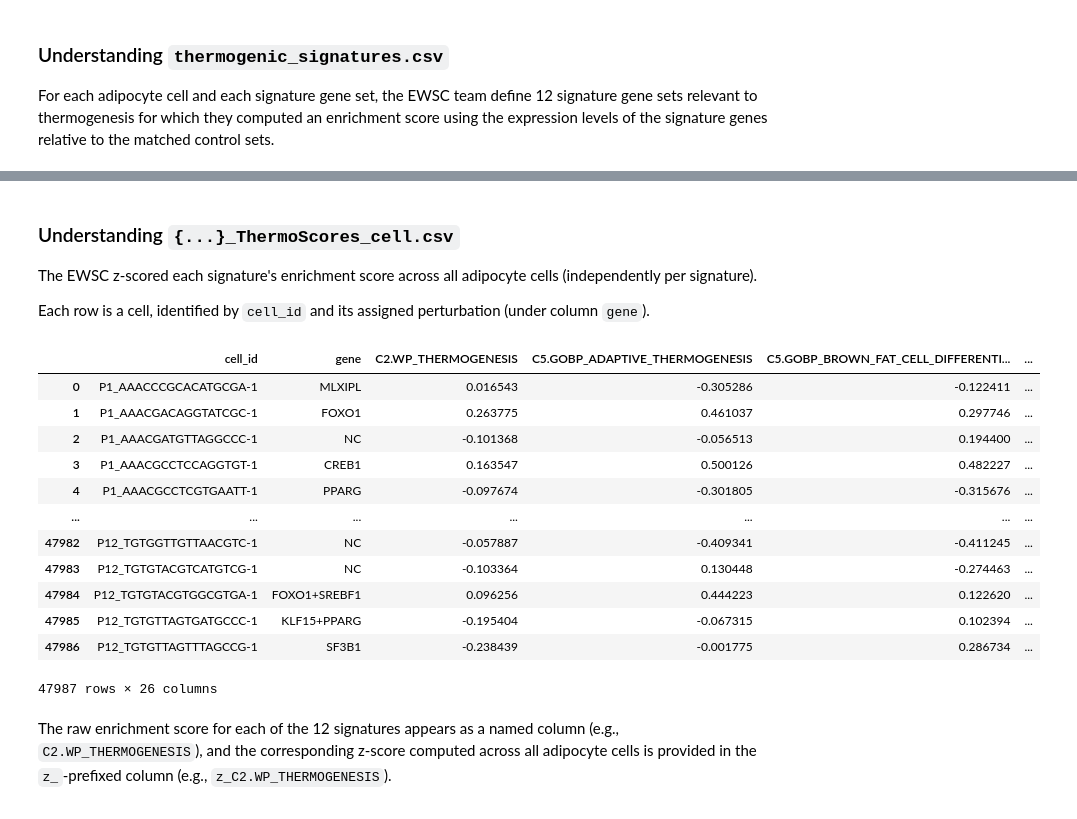
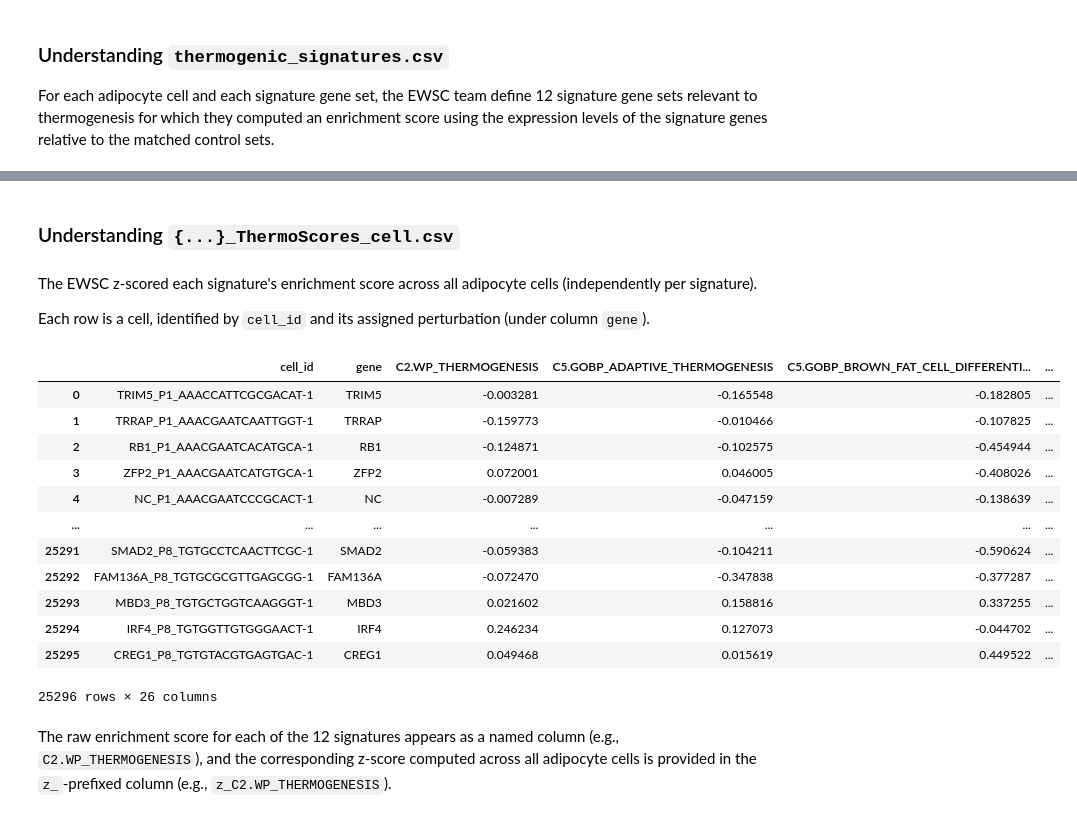
Before and after one commit to crunchdao/competitions, a Jupyter notebook: competitions/broad-obesity-3/quickstarters/random/random.ipynb, the cells around one changed output, grey strips where cells are left out. Cells and saved outputs as stored; diff of their text form; code cells hidden in the pictures.

Commit message:
feat(broad-obesity-3/random): add missing data

```diff
--- a/competitions/broad-obesity-3/quickstarters/random/random.ipynb
+++ b/competitions/broad-obesity-3/quickstarters/random/random.ipynb
@@ -138,0 +134,2 @@ Name: genes, dtype: int64
+# %% [markdown]
+### Understanding `{...}_ThermoScores_cell.csv`
@@ -139,30 +139,24 @@ Name: genes, dtype: int64
 # %% [markdown]
-### Understanding `{...}_ThermoScores_cell.csv`
-
 The EWSC z-scored each signature's enrichment score across all adipocyte cells (independently per signature).
 
 Each row is a cell, identified by `cell_id` and its assigned perturbation (under column `gene`).
-# %%
-def _load_thermogenic_cell_scores(dataset: Literal["TF150", "TF15_MOI2"], data_directory_path="data") -> pd.DataFrame:
-    return pd.read_csv(os.path.join(data_directory_path, f"{dataset}_ThermoScores_cell.csv"))
-
-
-tf15_cell_scores = _load_thermogenic_cell_scores("TF15_MOI2")
-tf15_cell_scores
-# %% [output]
-|  | cell_id | gene | C2.WP_THERMOGENESIS | C5.GOBP_ADAPTIVE_THERMOGENESIS | C5.GOBP_BROWN_FAT_CELL_DIFFERENTI... | ... |
-| 0 | P1_AAACCCGCACATGCGA-1 | MLXIPL | 0.016543 | -0.305286 | -0.122411 | ... |
-| 1 | P1_AAACGACAGGTATCGC-1 | FOXO1 | 0.263775 | 0.461037 | 0.297746 | ... |
-| 2 | P1_AAACGATGTTAGGCCC-1 | NC | -0.101368 | -0.056513 | 0.194400 | ... |
-| 3 | P1_AAACGCCTCCAGGTGT-1 | CREB1 | 0.163547 | 0.500126 | 0.482227 | ... |
-| 4 | P1_AAACGCCTCGTGAATT-1 | PPARG | -0.097674 | -0.301805 | -0.315676 | ... |
-| ... | ... | ... | ... | ... | ... | ... |
-| 47982 | P12_TGTGGTTGTTAACGTC-1 | NC | -0.057887 | -0.409341 | -0.411245 | ... |
-| 47983 | P12_TGTGTACGTCATGTCG-1 | NC | -0.103364 | 0.130448 | -0.274463 | ... |
-| 47984 | P12_TGTGTACGTGGCGTGA-1 | FOXO1+SREBF1 | 0.096256 | 0.444223 | 0.122620 | ... |
-| 47985 | P12_TGTGTTAGTGATGCCC-1 | KLF15+PPARG | -0.195404 | -0.067315 | 0.102394 | ... |
-| 47986 | P12_TGTGTTAGTTTAGCCG-1 | SF3B1 | -0.238439 | -0.001775 | 0.286734 | ... |
-47987 rows × 26 columns
+# %%
+tf150_cell_scores = _load_thermogenic_cell_scores("TF150")
+tf150_cell_scores
+# %% [output]
+|  | cell_id | gene | C2.WP_THERMOGENESIS | C5.GOBP_ADAPTIVE_THERMOGENESIS | C5.GOBP_BROWN_FAT_CELL_DIFFERENTI... | ... |
+| 0 | TRIM5_P1_AAACCATTCGCGACAT-1 | TRIM5 | -0.003281 | -0.165548 | -0.182805 | ... |
+| 1 | TRRAP_P1_AAACGAATCAATTGGT-1 | TRRAP | -0.159773 | -0.010466 | -0.107825 | ... |
+| 2 | RB1_P1_AAACGAATCACATGCA-1 | RB1 | -0.124871 | -0.102575 | -0.454944 | ... |
+| 3 | ZFP2_P1_AAACGAATCATGTGCA-1 | ZFP2 | 0.072001 | 0.046005 | -0.408026 | ... |
+| 4 | NC_P1_AAACGAATCCCGCACT-1 | NC | -0.007289 | -0.047159 | -0.138639 | ... |
+| ... | ... | ... | ... | ... | ... | ... |
+| 25291 | SMAD2_P8_TGTGCCTCAACTTCGC-1 | SMAD2 | -0.059383 | -0.104211 | -0.590624 | ... |
+| 25292 | FAM136A_P8_TGTGCGCGTTGAGCGG-1 | FAM136A | -0.072470 | -0.347838 | -0.377287 | ... |
+| 25293 | MBD3_P8_TGTGCTGGTCAAGGGT-1 | MBD3 | 0.021602 | 0.158816 | 0.337255 | ... |
+| 25294 | IRF4_P8_TGTGGTTGTGGGAACT-1 | IRF4 | 0.246234 | 0.127073 | -0.044702 | ... |
+| 25295 | CREG1_P8_TGTGTACGTGAGTGAC-1 | CREG1 | 0.049468 | 0.015619 | 0.449522 | ... |
+25296 rows × 26 columns
 # %% [markdown]
 The raw enrichment score for each of the 12 signatures appears as a named column (e.g., `C2.WP_THERMOGENESIS`), and the corresponding z-score computed across all adipocyte cells is provided in the `z_`-prefixed column (e.g., `z_C2.WP_THERMOGENESIS`).
 # %%
```
Also changed, not shown: parts of 18 cells of this notebook.
